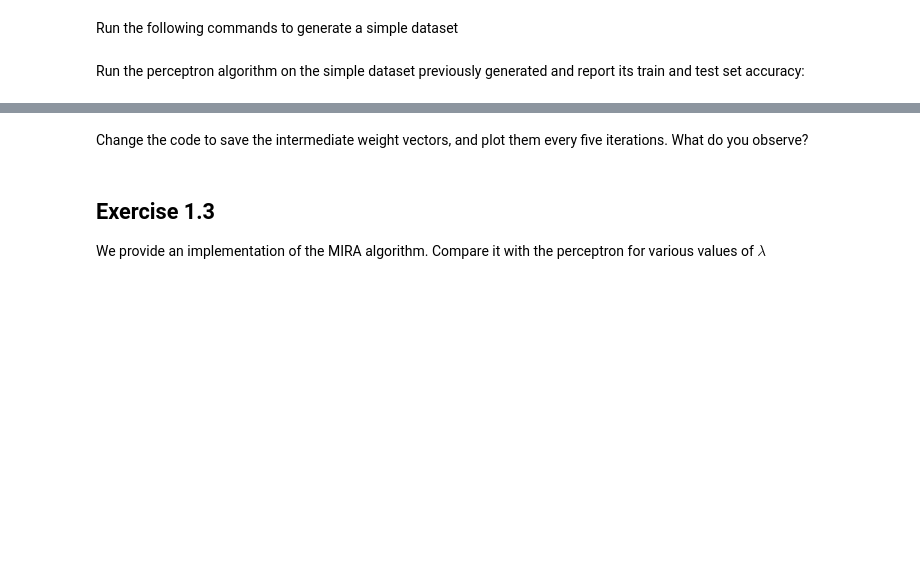
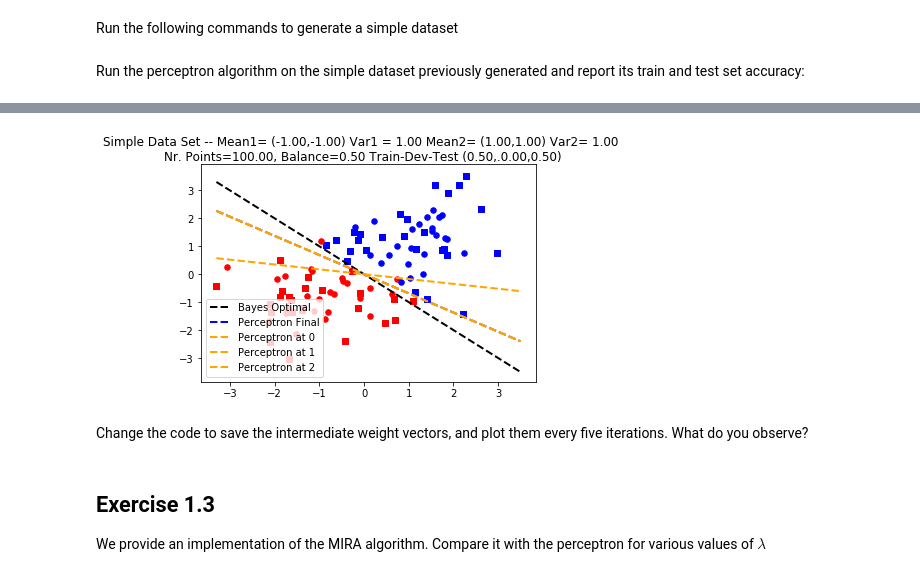
Before and after one commit to AndreFCruz/lxmls-toolkit, a Jupyter notebook: labs/notebooks/linear_classifiers/exercises.ipynb, the cells around one changed output, grey strips where cells are left out. Drawn from its saved outputs; the diff is of its cells as text; code cells hidden in the pictures; blank space fills up the shorter version.

```diff
--- a/labs/notebooks/linear_classifiers/exercises.ipynb
+++ b/labs/notebooks/linear_classifiers/exercises.ipynb
@@ -81,3 +82,9 @@ fig, axis = sd.add_line(fig, axis, params_perc_sd, "Perceptron", "blue")
+# %%
+for i in [0, 1, 2]:  ## epochs
+    fig, axis = sd.add_line(fig, axis, perc.params_per_round[i], "Perceptron at %d" % i, "orange")
+fig
+# %% [output]
+[figure, added]
 # %% [markdown]
 Change the code to save the intermediate weight vectors, and plot them every five iterations. What do you observe?
 # %% [markdown]
```
Also changed, not shown: parts of 11 cells of this notebook, 2 other files.
